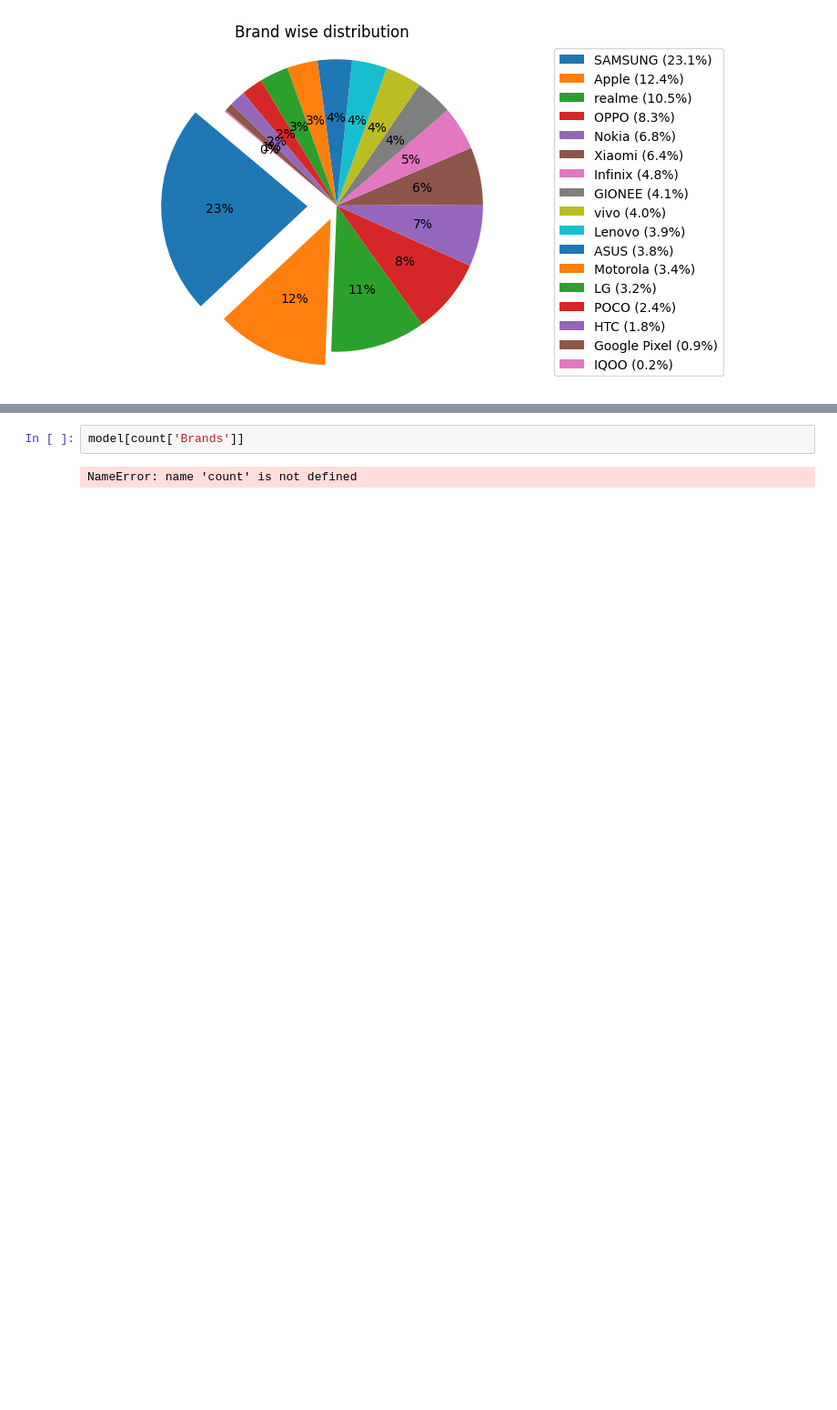
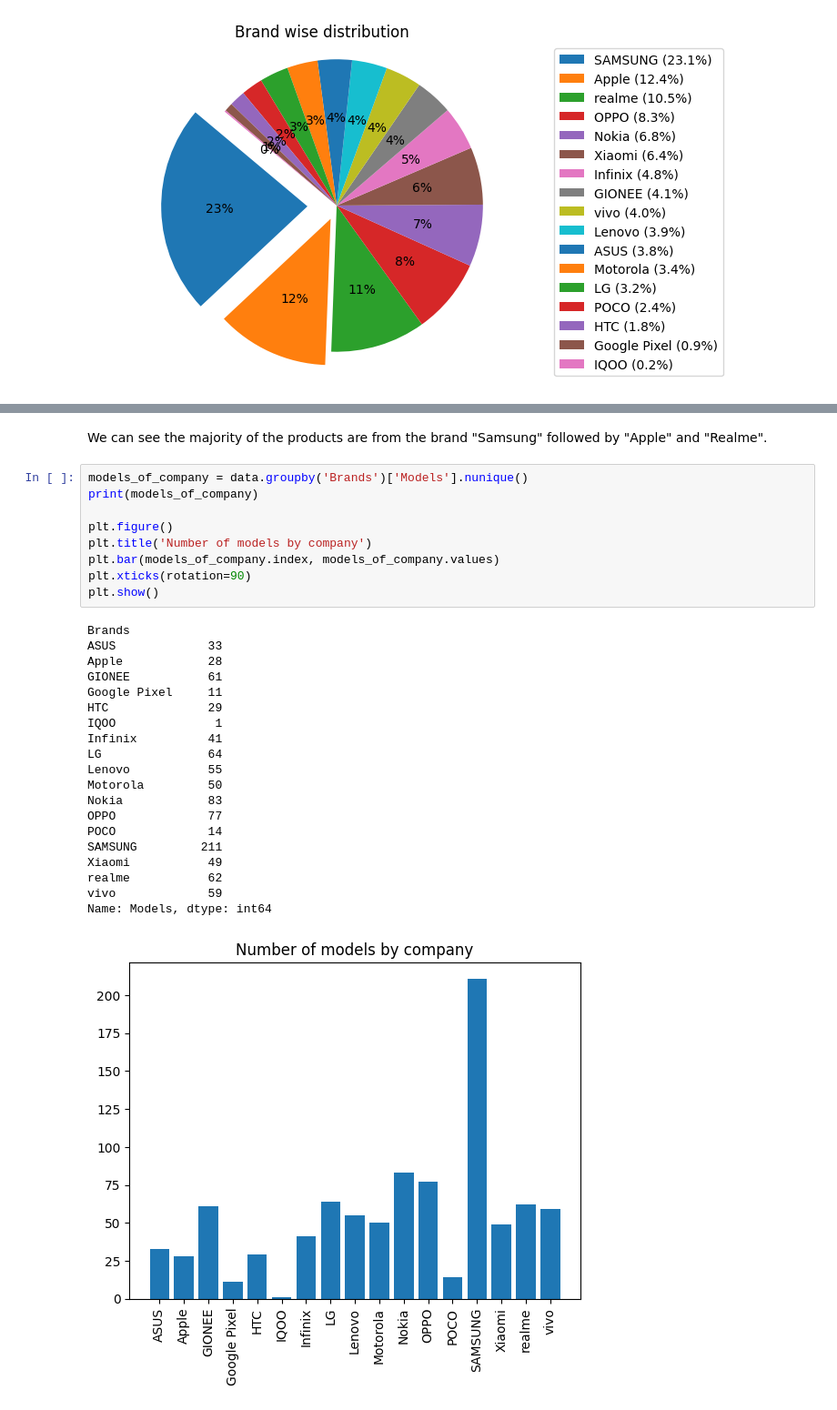
Before and after one commit to Vahsir7/EDA, a Jupyter notebook: mobile_sales/analysis.ipynb, the cells around one changed output, grey strips where cells are left out. Shown at 91% size. Drawn from its saved outputs; the diff is of its cells as text; blank space fills up the shorter version.

```diff
--- a/mobile_sales/analysis.ipynb
+++ b/mobile_sales/analysis.ipynb
@@ -164,4 +124,32 @@ model
-# %%
-model[count['Brands']]
-# %% [output]
-NameError: name 'count' is not defined
+# %% [markdown]
+We can see the majority of the products are from the brand "Samsung" followed by "Apple" and "Realme".
+# %%
+models_of_company = data.groupby('Brands')['Models'].nunique()
+print(models_of_company)
+
+plt.figure()
+plt.title('Number of models by company')
+plt.bar(models_of_company.index, models_of_company.values)
+plt.xticks(rotation=90)
+plt.show()
+# %% [output]
+Brands
+ASUS             33
+Apple            28
+GIONEE           61
+Google Pixel     11
+HTC              29
+IQOO              1
+Infinix          41
+LG               64
+Lenovo           55
+Motorola         50
+Nokia            83
+OPPO             77
+POCO             14
+SAMSUNG         211
+Xiaomi           49
+realme           62
+vivo             59
+Name: Models, dtype: int64
+[figure, added]
```
Also changed, not shown: parts of 4 cells of this notebook.
